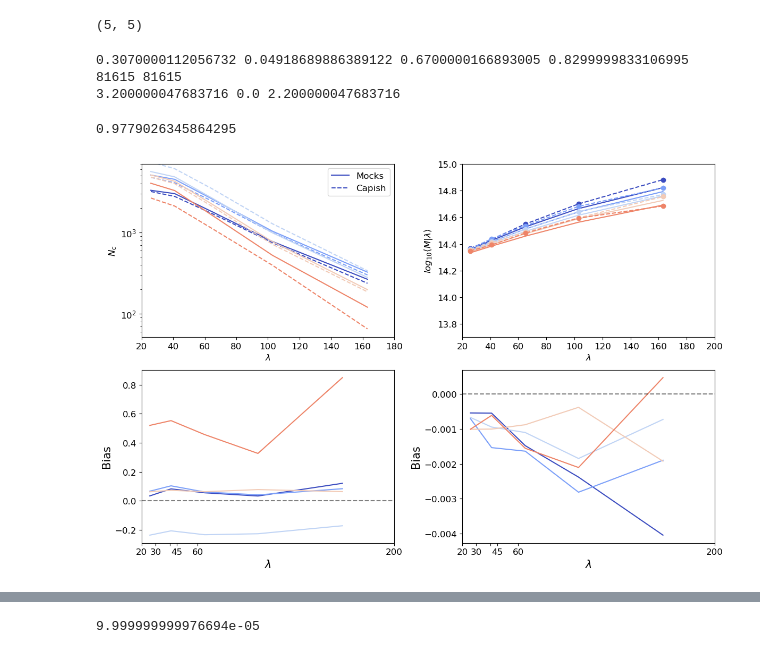
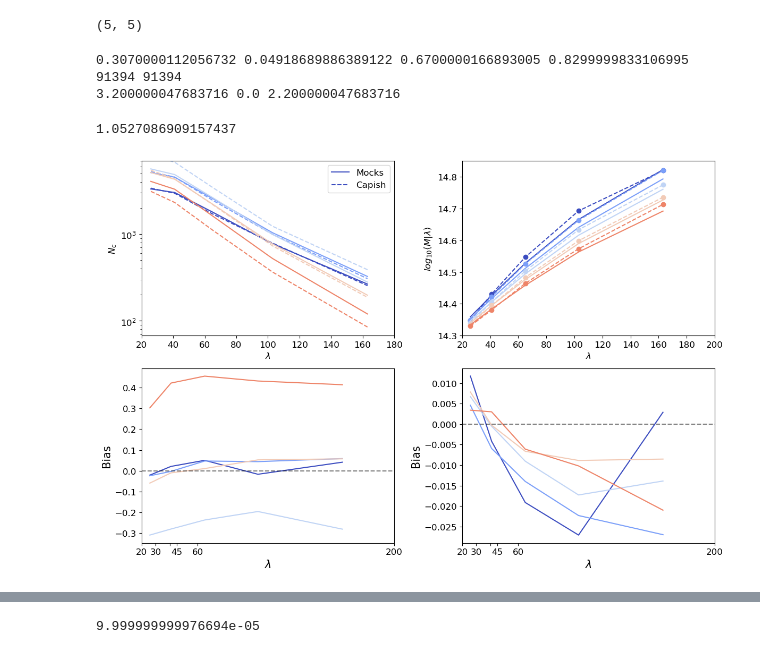
Before and after one commit to calumhrmurray/capish, a Jupyter notebook: notebooks/calum/pinocchio_analysis.ipynb, the cells around one changed output, grey strips where cells are left out. Cells and saved outputs as stored; diff of their text form; code cells hidden in the pictures.

```diff
--- a/notebooks/calum/pinocchio_analysis.ipynb
+++ b/notebooks/calum/pinocchio_analysis.ipynb
@@ -86,7 +80,7 @@ stacked_simulator_pl.correlation_mass_evolution = False
 #stacked_simulator_pl.set_richness_mass_relation( 'power law' )
 stacked_simulator_pl.set_richness_mass_relation( 'constantins model' )
 stacked_simulator_pl.set_bins( z_bins = np.arange( 0.2 , 1 , 0.05 ) ,
-                               log10m_bins=  np.arange( 14.2 , 16 , 0.0001))
+                               log10m_bins=  np.arange( 14.2 , 16 , 0.05))
 
 stacked_simulator_pl.hmf = ccl.halos.MassFuncDespali16(mass_def='vir')
 # %%
@@ -104,7 +98,7 @@ cmap = get_cmap('coolwarm')
 sim_obs = stacked_simulator_pl.run_simulation( torch.Tensor([ 0.307 , 0.83 , 0.67 , 2.2 , 3.2 , 0 , 0.5 ]))
 # %% [output]
 0.3070000112056732 0.04918689886389122 0.6700000166893005 0.8299999833106995
-81615 81615
+91394 91394
 3.200000047683716 0.0 2.200000047683716
 # %%
 sim_n_clusters = sim_obs[:25].reshape( len( richness_cents ) , len( redshift_cents )  ).T
@@ -112,7 +106,7 @@ sim_mwl_mean = sim_obs[25:].reshape( len( richness_cents ), len( redshift_cents
 # %%
 np.sum( sim_n_clusters ) / np.sum( pinocchio_mock['mean_count_richness_redshift'] )
 # %% [output]
-0.9779026345864295
+1.0527086909157437
 # %%
 # Set the figure size
 plt.figure(figsize=(12, 8))
@@ -158,7 +152,7 @@ for i in range( 0 , len( redshift_cents ) ):
 
 #plt.xscale('log')
 plt.xlim( 20 , 200 )
-plt.ylim( 13.7 , 15 )
+plt.ylim( 14.3 , 14.85 )
 plt.xticks( fontsize = 12 )
 plt.yticks( fontsize = 12 )
 plt.xlabel(r'$\lambda$' , fontsize = 12 )
@@ -169,39 +163,39 @@ plt.subplot(223)
 for i in range( 0 , len( redshift_cents ) ):
     color = cmap(i /  len( redshift_cents ) )
     plt.plot( richness_cents ,
-              ( pinocchio_mock['mean_count_richness_redshift'].T[i] - sim_n_clusters[i] )/sim_n_clusters[i] , '-'  , color = color )#, drawstyle = 'steps-mid')
+              ( pinocchio_mock['mean_count_richness_redshift'].T[i]  - sim_n_clusters[i] )/sim_n_clusters[i] , '-'  , color = color )#, drawstyle = 'steps-mid')
 
 plt.axhline(0, color='k', linestyle='--', alpha=0.5)
 #plt.xscale('log')
 plt.xlim(20, 200)
 plt.xlabel(r'$\lambda$', fontsize=15)
 plt.ylabel('Bias', fontsize=15)
 plt.xticks( ticks = [ 20 , 30 , 40 , 45 , 60 , 200 ],
             labels = [ 20 , 30 , None , 45 , 60 , 200 ] , fontsize = 12 )
 plt.yticks( fontsize = 12 )
 #plt.ylim( -0.3 , 0.3 )
 
 # Subplot 4: Residuals for MWL
 plt.subplot(224)
 
 for i in range( 0 , len( redshift_cents ) ):
     color = cmap(i /  len( redshift_cents ) )
     plt.plot( richness_cents ,
-              ( pinocchio_mock['mean_log10mass_richness_redshift'].T[i] - sim_mwl_mean[i] )/sim_mwl_mean[i] , '-' , color = color )# , drawstyle = 'steps-mid')
+              ( pinocchio_mock['mean_log10mass_richness_redshift'].T[i] - sim_mwl_mean[i] ) , '-' , color = color )# , drawstyle = 'steps-mid')
 
 plt.axhline(0, color='k', linestyle='--', alpha=0.5)
 #plt.xscale('log')
 plt.xlim(20, 200)
 plt.xlabel(r'$\lambda$', fontsize=15)
 plt.ylabel('Bias', fontsize=15)
 plt.xticks( ticks = [ 20 , 30 , 40 , 45 , 60 , 200 ],
             labels = [ 20 , 30 , None , 45 , 60 , 200 ] , fontsize = 12 )
 plt.yticks( fontsize = 12 )
 
 # Adjust layout for better spacing
 plt.tight_layout()
 
 # Show the plot
 plt.show()
 # %% [output]
-[figure, old version]
+[figure, new version]
```
Also changed, not shown: parts of 5 cells of this notebook, 7 other files.
